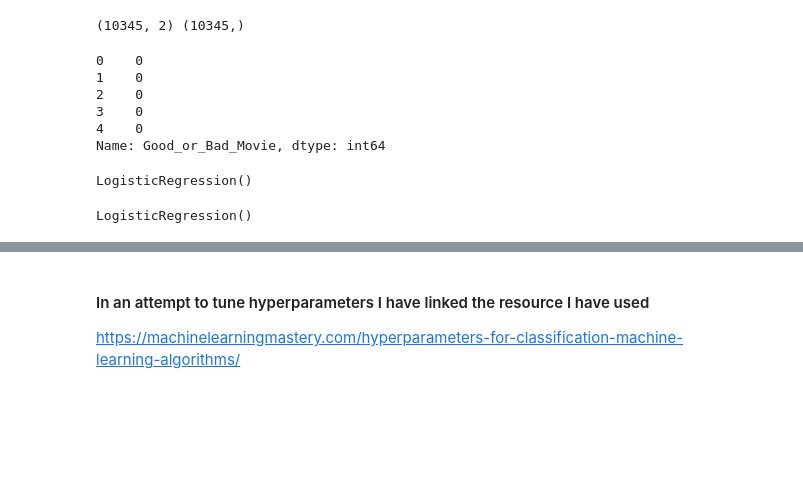
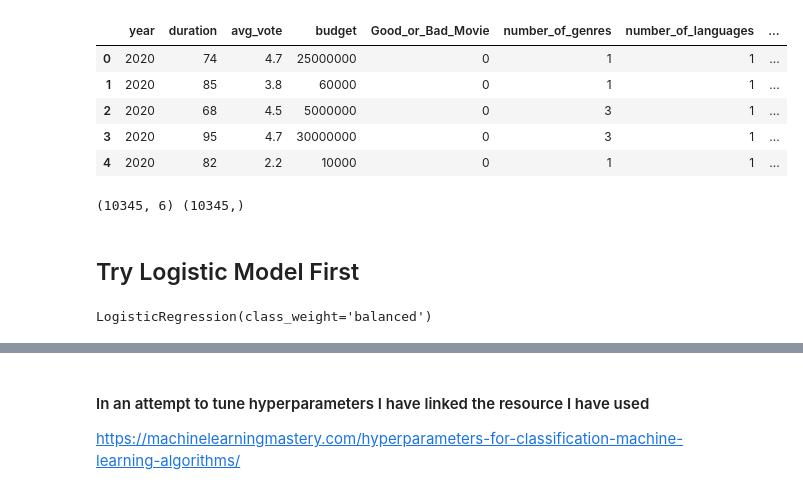
Before and after one commit to MersedehSP/Movie_Makers, a Jupyter notebook: LogisticReg_RU.ipynb, the cells around one changed output, grey strips where cells are left out. Cells and saved outputs as stored; diff of their text form; code cells hidden in the pictures; blank space fills up the shorter version.

```diff
--- a/LogisticReg_RU.ipynb
+++ b/LogisticReg_RU.ipynb
@@ -20,19 +47,21 @@ data["avg_vote_rounded"]=avg_vote_rounded
+# %%
+# Budget_bin is a categorical variable, so split up the categorical variables determine if that leads to a better model
+data3 = pd.get_dummies(data2)
+data3.head()
+# %% [output]
+|  | year | duration | avg_vote | budget | Good_or_Bad_Movie | number_of_genres | number_of_languages | ... |
+| 0 | 2020 | 74 | 4.7 | 25000000 | 0 | 1 | 1 | ... |
+| 1 | 2020 | 85 | 3.8 | 60000 | 0 | 1 | 1 | ... |
+| 2 | 2020 | 68 | 4.5 | 5000000 | 0 | 3 | 1 | ... |
+| 3 | 2020 | 95 | 4.7 | 30000000 | 0 | 3 | 1 | ... |
+| 4 | 2020 | 82 | 2.2 | 10000 | 0 | 1 | 1 | ... |
 # %%
 # Assign X (data) and y (target)
-X = data[["duration","budget"]]
-y = data["Good_or_Bad_Movie"]
+X = data3[["duration","budget_bin_<100K","budget_bin_100K-1M","budget_bin_1M-10M","budget_bin_10M-100M","budget_bin_100M-1B"]]
+y = data3["Good_or_Bad_Movie_8_or_higher"]
 print(X.shape, y.shape)
 # %% [output]
-(10345, 2) (10345,)
+(10345, 6) (10345,)
-# %%
-y.head()
-# %% [output]
-0    0
-1    0
-2    0
-3    0
-4    0
-Name: Good_or_Bad_Movie, dtype: int64
 # %%
 #Split our data into training and testing
 from sklearn.model_selection import train_test_split
@@ -41,14 +70,13 @@ X_train, X_test, y_train, y_test = train_test_split(X, y, test_size=0.3,random_s
+# %% [markdown]
+## Try Logistic Model First
 # %%
 #Create a Logistic Regression Model
 from sklearn.linear_model import LogisticRegression
-classifier = LogisticRegression()
+classifier = LogisticRegression(class_weight="balanced")
+#classifier = LogisticRegression()
 classifier
 # %% [output]
-LogisticRegression()
+LogisticRegression(class_weight='balanced')
-# %%
-classifier
-# %% [output]
-LogisticRegression()
 # %%
 #Fit (train) or model using the training data
 classifier.fit(X_train, y_train)
```
Also changed, not shown: parts of 12 cells of this notebook, 3 other files.
